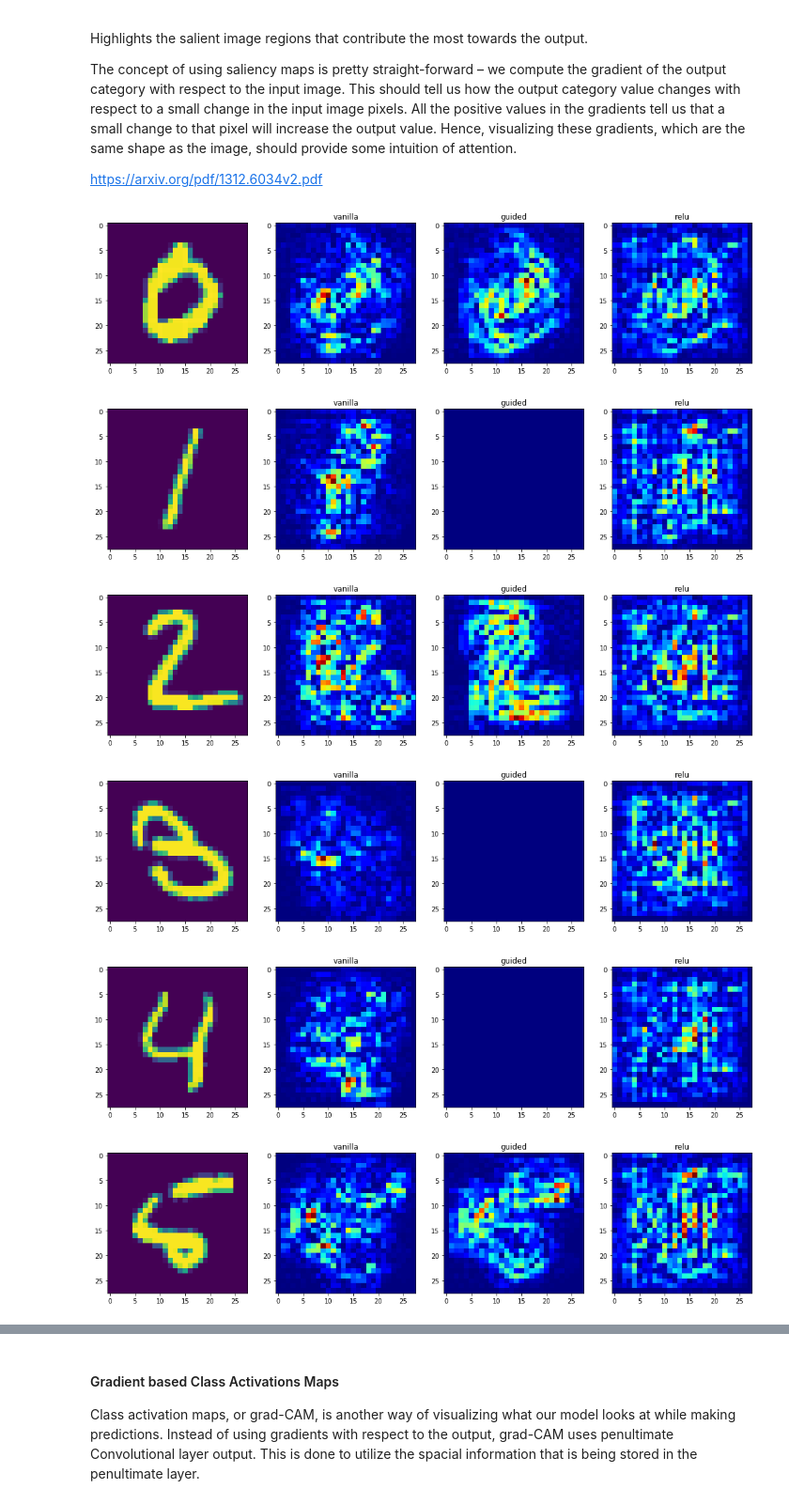
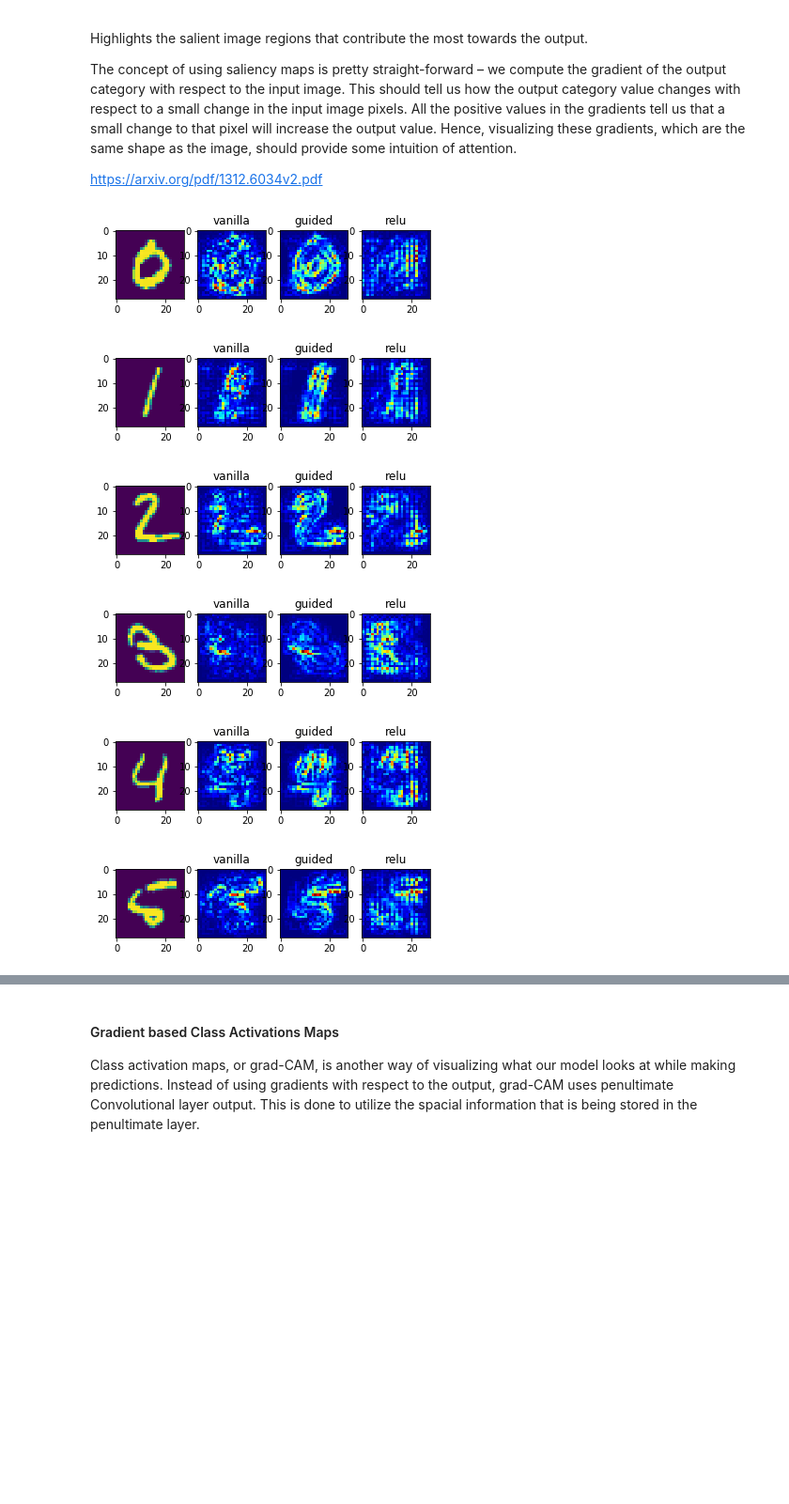
Before and after one commit to FlipWebApps/DataScience, a Jupyter notebook: ComputerVision/Keras MNIST Recognition.ipynb, the cells around one changed output, grey strips where cells are left out. Shown: that part at 94% size. Cells and saved outputs as stored; diff of their text form; code cells hidden in the pictures; blank space fills up the shorter version.

Commit message:
Refactor, added additional plots

```diff
--- a/ComputerVision/Keras MNIST Recognition.ipynb
+++ b/ComputerVision/Keras MNIST Recognition.ipynb
@@ -311,0 +394,15 @@ for i, incorrect in enumerate(incorrect_indices[:9]):
+# %%
+from keras.preprocessing.image import ImageDataGenerator
+# define data preparation with features to test
+datagen = ImageDataGenerator(rotation_range=90)
+# fit parameters from data
+datagen.fit(X_train_CNN)
+# configure batch size and retrieve one batch of images
+for X_batch, y_batch in datagen.flow(X_train_CNN, y_train, batch_size=9):
+    # create a grid of 3x3 images
+    for i in range(0, 9):
+        plt.subplot(330 + 1 + i)
+        plt.imshow(X_batch[i].reshape(28, 28), cmap=plt.get_cmap('gray'))
+    # show the plot
+    plt.show()
+    break # loop one batch only
@@ -311,0 +413,11 @@ for i, incorrect in enumerate(incorrect_indices[:9]):
+# %%
+gen = ImageDataGenerator(rotation_range=8, width_shift_range=0.08, shear_range=0.3, height_shift_range=0.08, zoom_range=0.08)
+
+test_gen = ImageDataGenerator()
+batch_size = 64
+# %%
+train_generator = gen.flow(X_train_CNN, y_train, batch_size=batch_size)
+test_generator = test_gen.flow(X_test_CNN, y_test, batch_size=batch_size)
+# %%
+model_CNN.fit_generator(train_generator, steps_per_epoch=60000//batch_size, epochs=10,
+                    validation_data=test_generator, validation_steps=10000//batch_size, verbose=2) #, callbacks=[tf_callback_cnn])
@@ -359,25 +503,25 @@ https://arxiv.org/pdf/1312.6034v2.pdf
 # %%
 from vis.visualization import visualize_saliency
 from vis.utils import utils
 
 # This corresponds to the Dense linear layer.
 for output_class_idx in np.arange(10):
     indices = np.where(y_test[:, output_class_idx] == 1.)[0]
     idx = indices[0]
     f, ax = plt.subplots(1, 4)
     ax[0].imshow(X_test[idx])
 
     for i, modifier in enumerate([None, 'guided', 'relu']):
-        grads = visualize_saliency(model_CNN, layer_idx, filter_indices=class_idx,
+        grads = visualize_saliency(model_CNN, layer_idx, filter_indices=output_class_idx,
         seed_input=X_test_CNN[idx], backprop_modifier=modifier)
         if modifier is None:
             modifier = 'vanilla'
         ax[i+1].set_title(modifier)
         ax[i+1].imshow(grads, cmap='jet')
 # %% [output]
-[figure, old version]
+[figure, new version]
-[figure, old version]
+[figure, new version]
-[figure, old version]
+[figure, new version]
-[figure, old version]
+[figure, new version]
-[figure, old version]
+[figure, new version]
-[figure, old version]
+[figure, new version]
```
Also changed, not shown: parts of 35 cells of this notebook.
